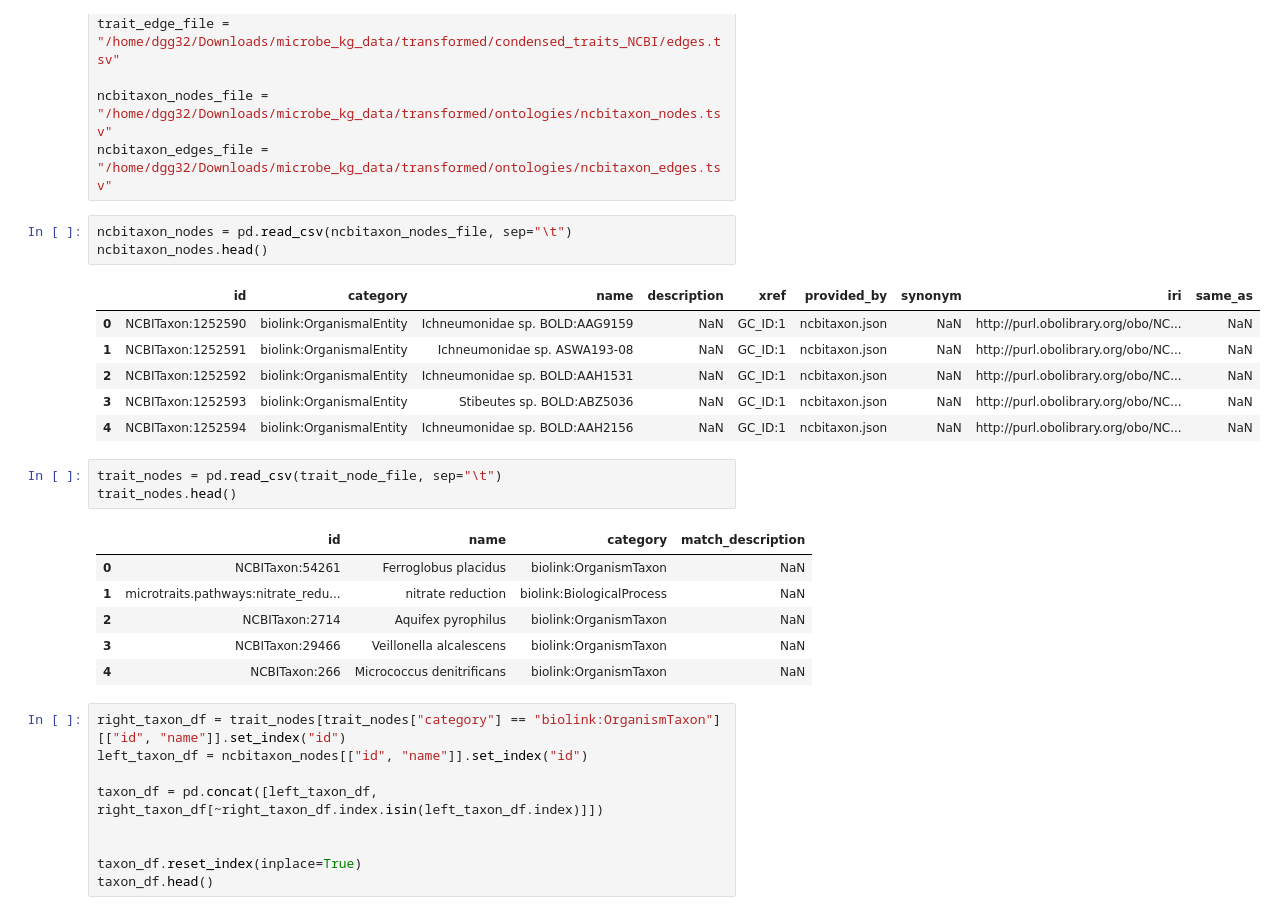
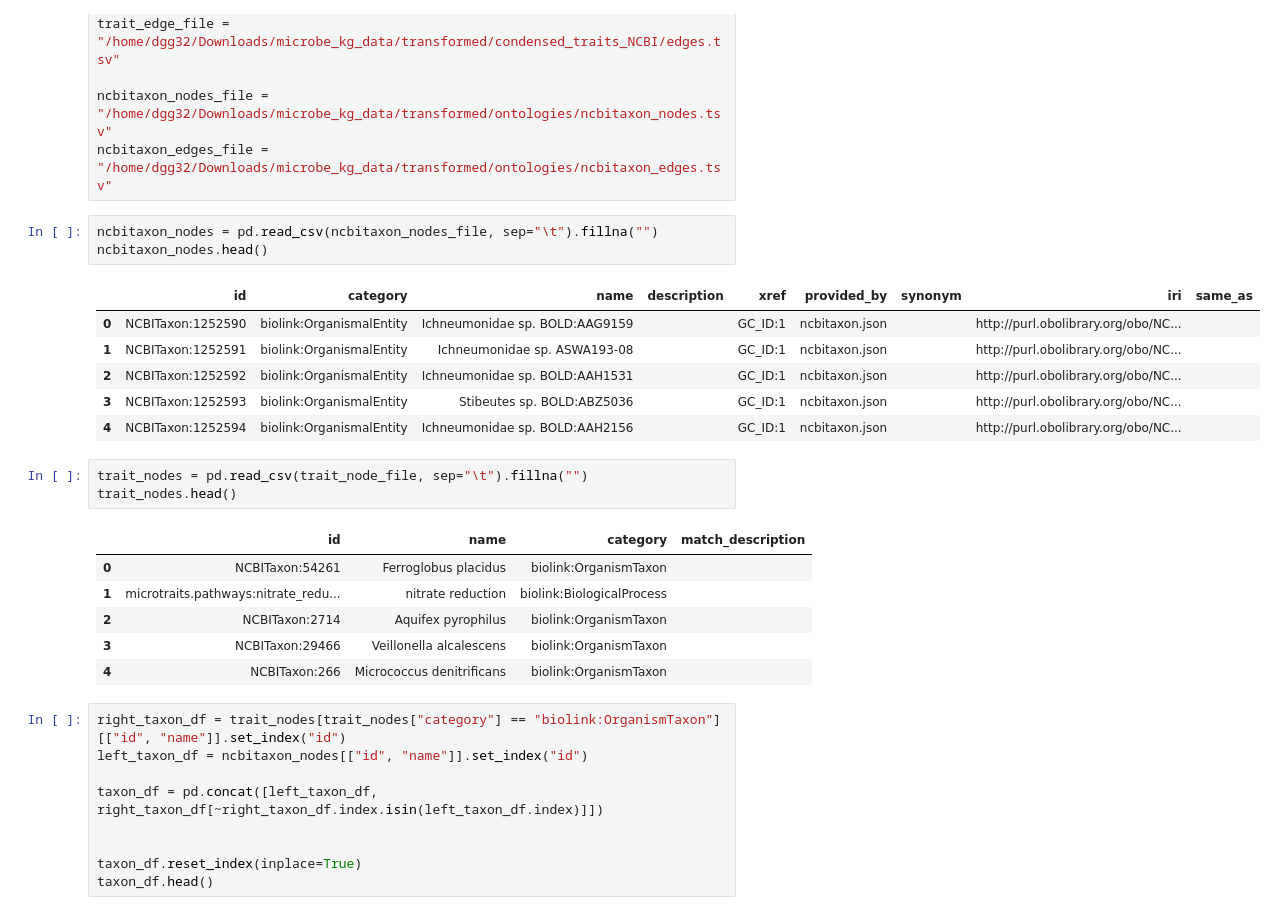
Before and after one commit to dgg32/kg_microbe_biocypher_semspect, a Jupyter notebook: import_microbekg.ipynb, the cells around one changed output. Drawn from its saved outputs; the diff is of its cells as text.

```diff
--- a/import_microbekg.ipynb
+++ b/import_microbekg.ipynb
@@ -8,25 +8,25 @@ trait_edge_file = "/home/dgg32/Downloads/microbe_kg_data/transformed/condensed_t
 ncbitaxon_nodes_file = "/home/dgg32/Downloads/microbe_kg_data/transformed/ontologies/ncbitaxon_nodes.tsv"
 ncbitaxon_edges_file = "/home/dgg32/Downloads/microbe_kg_data/transformed/ontologies/ncbitaxon_edges.tsv"
 # %%
-ncbitaxon_nodes = pd.read_csv(ncbitaxon_nodes_file, sep="\t")
+ncbitaxon_nodes = pd.read_csv(ncbitaxon_nodes_file, sep="\t").fillna("")
 ncbitaxon_nodes.head()
 # %% [output]
 |  | id | category | name | description | xref | provided_by | synonym | iri | same_as |
-| 0 | NCBITaxon:1252590 | biolink:OrganismalEntity | Ichneumonidae sp. BOLD:AAG9159 | NaN | GC_ID:1 | ncbitaxon.json | NaN | http://purl.obolibrary.org/obo/NC... | NaN |
-| 1 | NCBITaxon:1252591 | biolink:OrganismalEntity | Ichneumonidae sp. ASWA193-08 | NaN | GC_ID:1 | ncbitaxon.json | NaN | http://purl.obolibrary.org/obo/NC... | NaN |
-| 2 | NCBITaxon:1252592 | biolink:OrganismalEntity | Ichneumonidae sp. BOLD:AAH1531 | NaN | GC_ID:1 | ncbitaxon.json | NaN | http://purl.obolibrary.org/obo/NC... | NaN |
-| 3 | NCBITaxon:1252593 | biolink:OrganismalEntity | Stibeutes sp. BOLD:ABZ5036 | NaN | GC_ID:1 | ncbitaxon.json | NaN | http://purl.obolibrary.org/obo/NC... | NaN |
-| 4 | NCBITaxon:1252594 | biolink:OrganismalEntity | Ichneumonidae sp. BOLD:AAH2156 | NaN | GC_ID:1 | ncbitaxon.json | NaN | http://purl.obolibrary.org/obo/NC... | NaN |
+| 0 | NCBITaxon:1252590 | biolink:OrganismalEntity | Ichneumonidae sp. BOLD:AAG9159 |  | GC_ID:1 | ncbitaxon.json |  | http://purl.obolibrary.org/obo/NC... |  |
+| 1 | NCBITaxon:1252591 | biolink:OrganismalEntity | Ichneumonidae sp. ASWA193-08 |  | GC_ID:1 | ncbitaxon.json |  | http://purl.obolibrary.org/obo/NC... |  |
+| 2 | NCBITaxon:1252592 | biolink:OrganismalEntity | Ichneumonidae sp. BOLD:AAH1531 |  | GC_ID:1 | ncbitaxon.json |  | http://purl.obolibrary.org/obo/NC... |  |
+| 3 | NCBITaxon:1252593 | biolink:OrganismalEntity | Stibeutes sp. BOLD:ABZ5036 |  | GC_ID:1 | ncbitaxon.json |  | http://purl.obolibrary.org/obo/NC... |  |
+| 4 | NCBITaxon:1252594 | biolink:OrganismalEntity | Ichneumonidae sp. BOLD:AAH2156 |  | GC_ID:1 | ncbitaxon.json |  | http://purl.obolibrary.org/obo/NC... |  |
 # %%
-trait_nodes = pd.read_csv(trait_node_file, sep="\t")
+trait_nodes = pd.read_csv(trait_node_file, sep="\t").fillna("")
 trait_nodes.head()
 # %% [output]
 |  | id | name | category | match_description |
-| 0 | NCBITaxon:54261 | Ferroglobus placidus | biolink:OrganismTaxon | NaN |
-| 1 | microtraits.pathways:nitrate_redu... | nitrate reduction | biolink:BiologicalProcess | NaN |
-| 2 | NCBITaxon:2714 | Aquifex pyrophilus | biolink:OrganismTaxon | NaN |
-| 3 | NCBITaxon:29466 | Veillonella alcalescens | biolink:OrganismTaxon | NaN |
-| 4 | NCBITaxon:266 | Micrococcus denitrificans | biolink:OrganismTaxon | NaN |
+| 0 | NCBITaxon:54261 | Ferroglobus placidus | biolink:OrganismTaxon |  |
+| 1 | microtraits.pathways:nitrate_redu... | nitrate reduction | biolink:BiologicalProcess |  |
+| 2 | NCBITaxon:2714 | Aquifex pyrophilus | biolink:OrganismTaxon |  |
+| 3 | NCBITaxon:29466 | Veillonella alcalescens | biolink:OrganismTaxon |  |
+| 4 | NCBITaxon:266 | Micrococcus denitrificans | biolink:OrganismTaxon |  |
 # %%
 right_taxon_df = trait_nodes[trait_nodes["category"] == "biolink:OrganismTaxon"][["id", "name"]].set_index("id")
 left_taxon_df = ncbitaxon_nodes[["id", "name"]].set_index("id")
```
Also changed, not shown: parts of 15 cells of this notebook, 2 other files.
